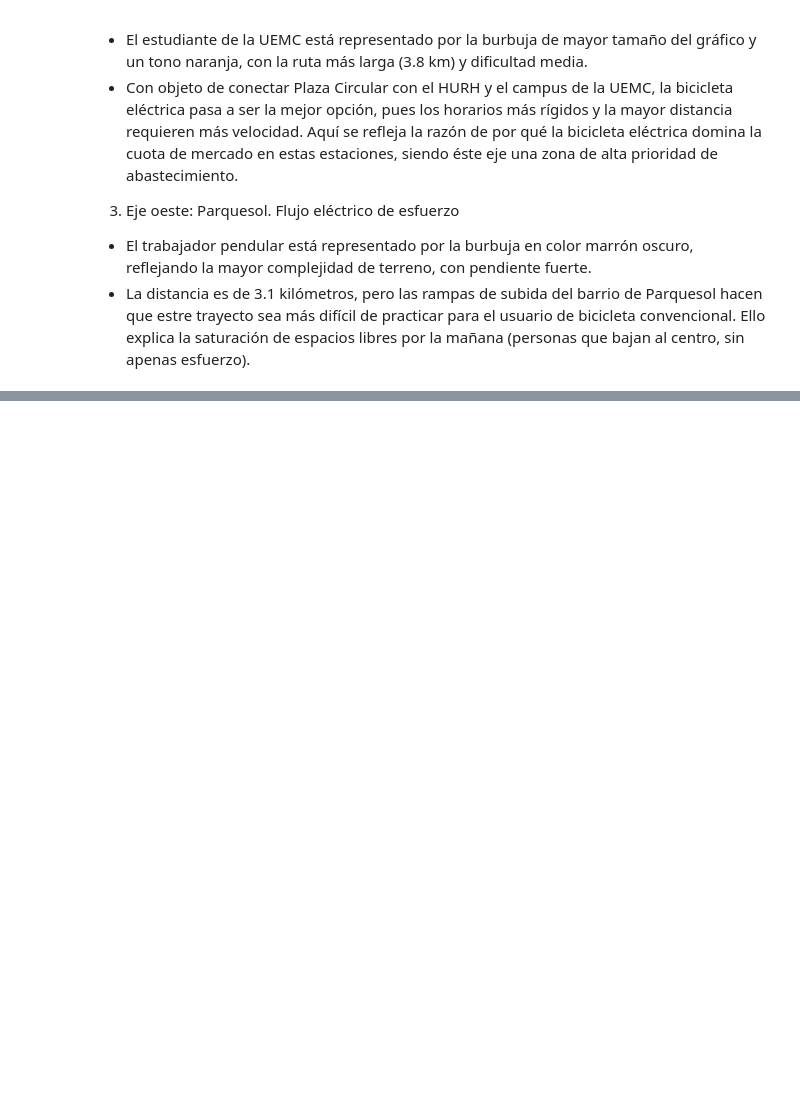
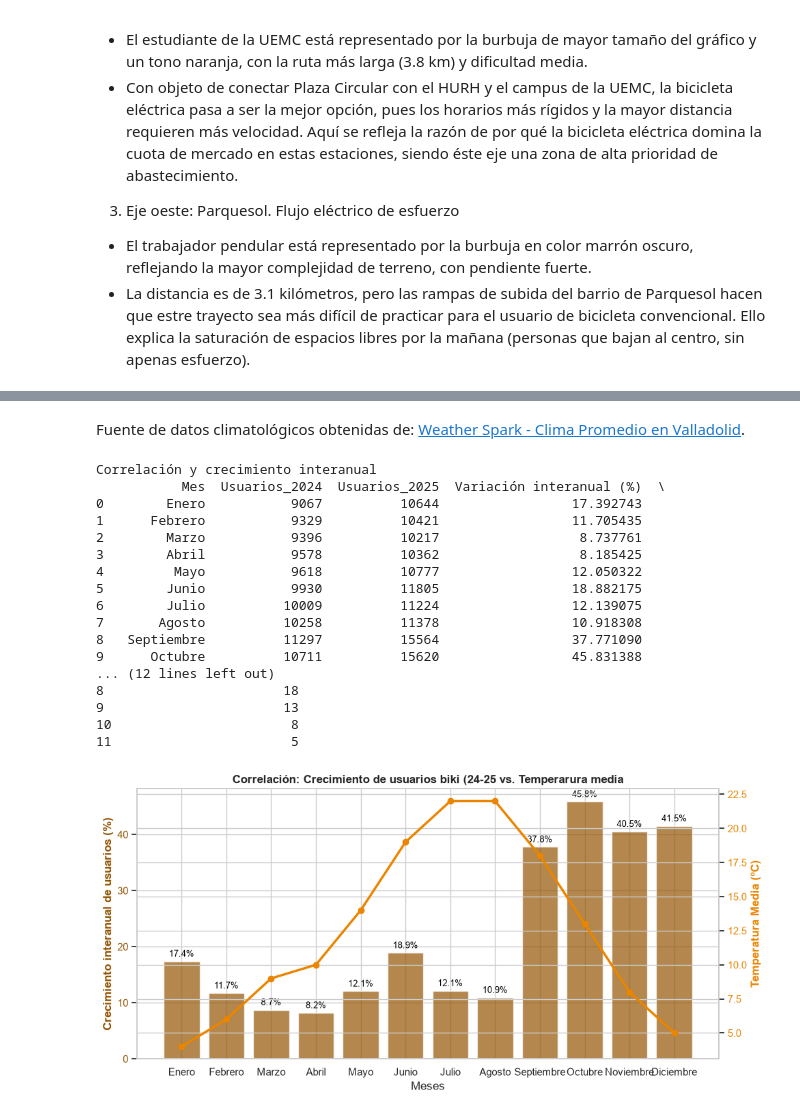
Before and after one commit to adrianamorchons/estudio_bicicletas_biki_valladolid, a Jupyter notebook: analisis_servicio_biki_valladolid.ipynb, the cells around one changed output, grey strips where cells are left out. Cells and saved outputs as stored; diff of their text form; code cells hidden in the pictures; blank space fills up the shorter version.

```diff
--- a/analisis_servicio_biki_valladolid.ipynb
+++ b/analisis_servicio_biki_valladolid.ipynb
@@ -878,0 +1034,77 @@ fig_dist.show()
+# %% [markdown]
+Fuente de datos climatológicos obtenidas de:
+[Weather Spark - Clima Promedio en Valladolid](https://weatherspark.com).
+# %%
+#CÁLCULO DE LA VARIACIÓN INTERANUAL Y CORRELACIÓN
+
+import pandas as pd
+import numpy as np
+import matplotlib.pyplot as plt
+import seaborn as sns
+
+#1. Consolidar datos de histórico de usuarios registrados por año (2024-2025)
+#Datos climatológicos de Valladolid (temperatura media mensual en ºC)
+
+meses = ["Enero","Febrero", "Marzo", "Abril", "Mayo", "Junio", "Julio","Agosto","Septiembre", "Octubre", "Noviembre", "Diciembre"]
+temperatura_media = [4,6,9,10,14,19,22,22,18,13,8,5]
+
+#Usuarios de 2024 y 2025
+usuarios_2024 = [9067, 9329, 9396, 9578, 9618, 9930, 10009, 10258, 11297, 10711, 10811, 10725]
+usuarios_2025 = [10644, 10421, 10217, 10362, 10777, 11805, 11224, 11378, 15564, 15620, 15192, 15176]
+
+
+#2. Crear DF
+df_clima_biki = pd.DataFrame({
+    "Mes": meses,
+    "Temperatura Media (ºC)": temperatura_media,
+    "Usuarios_2024": usuarios_2024,
+    "Usuarios_2025": usuarios_2025
+})
+
+#3. Variación interanual de usuarios entre 2024 y 2025
+df_clima_biki["Variación interanual (%)"] = ((df_clima_biki["Usuarios_2025"]- df_clima_biki["Usuarios_2024"])/ df_clima_biki["Usuarios_2024"]*100)
+print("Correlación y crecimiento interanual")
+print(df_clima_biki[["Mes", "Usuarios_2024", "Usuarios_2025", "Variación interanual (%)", "Temperatura Media (ºC)"]])
+
+#4. Representación gráfica
+sns.set_theme(style="whitegrid")
+fig, ax1 = plt.subplots(figsize=(10,5))
+
+#Eje izquierdo para represnetar la variación interanual
+color='#935402'
+ax1.set_xlabel('Meses')
+ax1.set_ylabel('Crecimiento interanual de usuarios (%)', color=color, fontweight='bold')
+bars = ax1.bar(meses, df_clima_biki["Variación interanual (%)"], color=color, alpha=0.7, label="Crecimiento interanual (%)")
+ax1.tick_params(axis='y', labelcolor=color)
+
+#Etiquetas de porcentajes sobre las barras
+ax1.bar_label(bars, fmt='%.1f%%', padding=3, fontsize=9, color='black')
+
+#Eje derecho: temperatura media
+ax2= ax1.twinx()
+color_line="#eb8500"
+ax2.set_ylabel('Temperatura Media (ºC)', color=color_line, fontweight='bold')
+ax2.plot(meses, df_clima_biki["Temperatura Media (ºC)"], color=color_line, marker='o', linewidth=2.5, label='Temp. Media (°C)')
+ax2.tick_params(axis='y', labelcolor=color_line)
+plt.title("Correlación: Crecimiento de usuarios biki (24-25 vs. Temperarura media", fontsize=12, fontweight='bold')
+plt.tight_layout()
+plt.show()
+# %% [output]
+Correlación y crecimiento interanual
+           Mes  Usuarios_2024  Usuarios_2025  Variación interanual (%)  \
+0        Enero           9067          10644                 17.392743
+1      Febrero           9329          10421                 11.705435
+2        Marzo           9396          10217                  8.737761
+3        Abril           9578          10362                  8.185425
+4         Mayo           9618          10777                 12.050322
+5        Junio           9930          11805                 18.882175
+6        Julio          10009          11224                 12.139075
+7       Agosto          10258          11378                 10.918308
+8   Septiembre          11297          15564                 37.771090
+9      Octubre          10711          15620                 45.831388
+... (12 lines left out)
+8                       18
+9                       13
+10                       8
+11                       5
+[figure, added]
```
Also changed, not shown: parts of 38 cells of this notebook.
